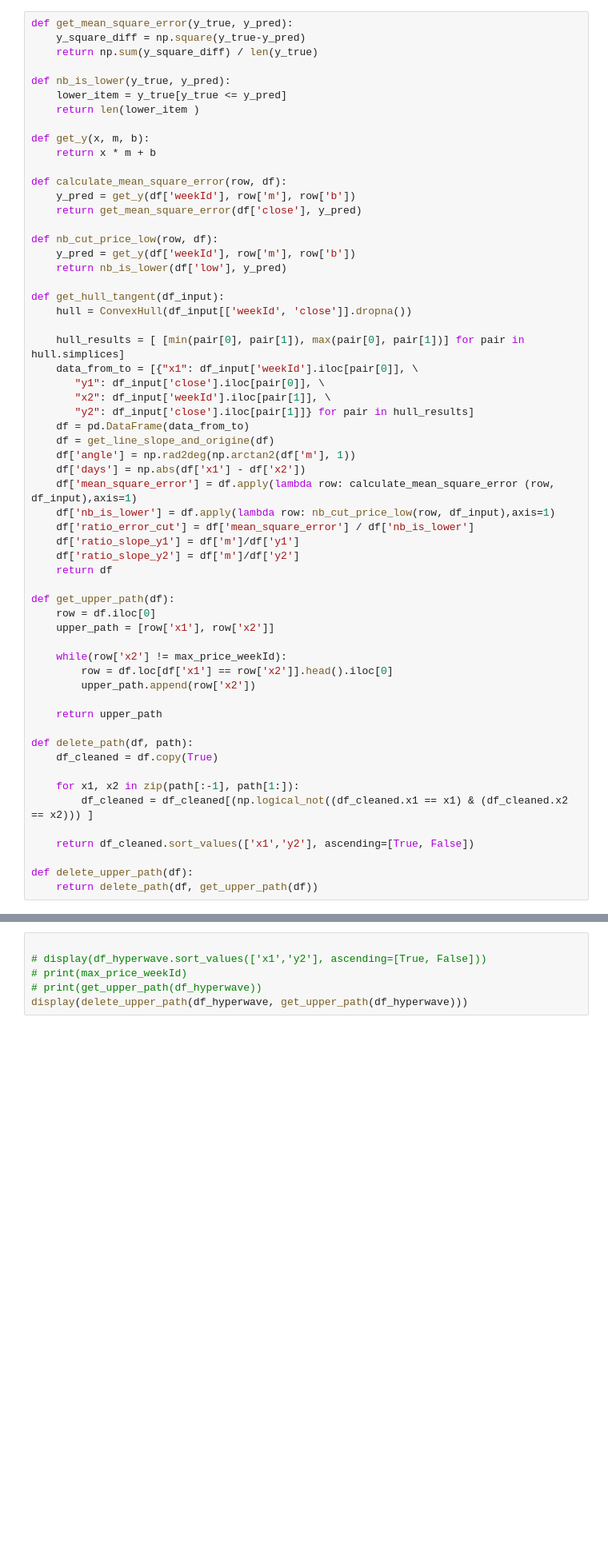
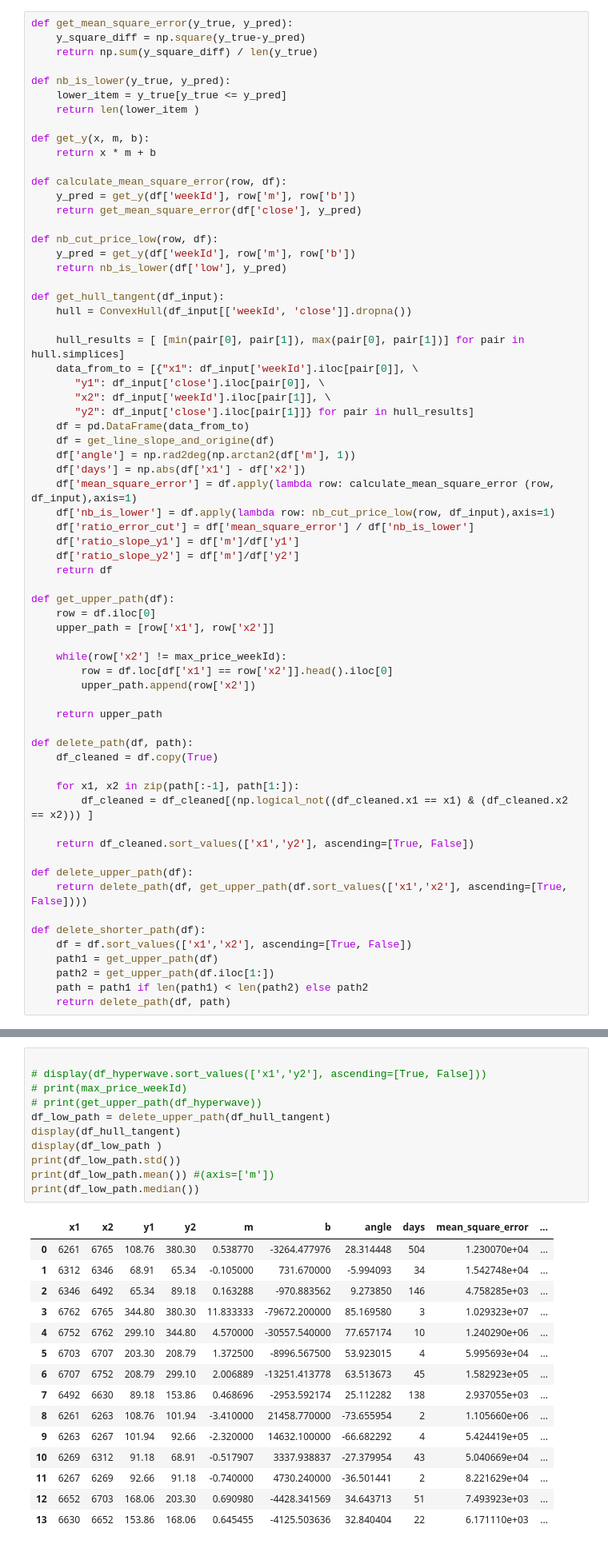
Before and after one commit to hyperwave-research/research, a Jupyter notebook: hyperwave_find_phases.ipynb, the cells around one changed output, grey strips where cells are left out. Shown at 80% size. Drawn from its saved outputs; the diff is of its cells as text; blank space fills up the shorter version.

```diff
--- a/hyperwave_find_phases.ipynb
+++ b/hyperwave_find_phases.ipynb
@@ -404,7 +420,14 @@ def delete_path(df, path):
     return df_cleaned.sort_values(['x1','y2'], ascending=[True, False])
 
 def delete_upper_path(df):
-    return delete_path(df, get_upper_path(df))
+    return delete_path(df, get_upper_path(df.sort_values(['x1','x2'], ascending=[True, False])))
+
+def delete_shorter_path(df):
+    df = df.sort_values(['x1','x2'], ascending=[True, False])
+    path1 = get_upper_path(df)
+    path2 = get_upper_path(df.iloc[1:])
+    path = path1 if len(path1) < len(path2) else path2
+    return delete_path(df, path)
 # %%
 # hull_results = [ [min(pair[0], pair[1]), max(pair[0], pair[1])] for pair in hull.simplices]
 # data_from_to = [{"x1": df_weekly_price_until_max['weekId'].iloc[pair[0]], \
@@ -543,6 +574,27 @@ ValueError: attempt to get argmax of an empty sequence
 # %%
 
 # display(df_hyperwave.sort_values(['x1','y2'], ascending=[True, False]))
 # print(max_price_weekId)
 # print(get_upper_path(df_hyperwave))
-display(delete_upper_path(df_hyperwave, get_upper_path(df_hyperwave)))
+df_low_path = delete_upper_path(df_hull_tangent)
+display(df_hull_tangent)
+display(df_low_path )
+print(df_low_path.std())
+print(df_low_path.mean()) #(axis=['m'])
+print(df_low_path.median())
+# %% [output]
+|  | x1 | x2 | y1 | y2 | m | b | angle | days | mean_square_error | ... |
+| 0 | 6261 | 6765 | 108.76 | 380.30 | 0.538770 | -3264.477976 | 28.314448 | 504 | 1.230070e+04 | ... |
+| 1 | 6312 | 6346 | 68.91 | 65.34 | -0.105000 | 731.670000 | -5.994093 | 34 | 1.542748e+04 | ... |
+| 2 | 6346 | 6492 | 65.34 | 89.18 | 0.163288 | -970.883562 | 9.273850 | 146 | 4.758285e+03 | ... |
+| 3 | 6762 | 6765 | 344.80 | 380.30 | 11.833333 | -79672.200000 | 85.169580 | 3 | 1.029323e+07 | ... |
+| 4 | 6752 | 6762 | 299.10 | 344.80 | 4.570000 | -30557.540000 | 77.657174 | 10 | 1.240290e+06 | ... |
+| 5 | 6703 | 6707 | 203.30 | 208.79 | 1.372500 | -8996.567500 | 53.923015 | 4 | 5.995693e+04 | ... |
+| 6 | 6707 | 6752 | 208.79 | 299.10 | 2.006889 | -13251.413778 | 63.513673 | 45 | 1.582923e+05 | ... |
+| 7 | 6492 | 6630 | 89.18 | 153.86 | 0.468696 | -2953.592174 | 25.112282 | 138 | 2.937055e+03 | ... |
+| 8 | 6261 | 6263 | 108.76 | 101.94 | -3.410000 | 21458.770000 | -73.655954 | 2 | 1.105660e+06 | ... |
+| 9 | 6263 | 6267 | 101.94 | 92.66 | -2.320000 | 14632.100000 | -66.682292 | 4 | 5.424419e+05 | ... |
+| 10 | 6269 | 6312 | 91.18 | 68.91 | -0.517907 | 3337.938837 | -27.379954 | 43 | 5.040669e+04 | ... |
+| 11 | 6267 | 6269 | 92.66 | 91.18 | -0.740000 | 4730.240000 | -36.501441 | 2 | 8.221629e+04 | ... |
+| 12 | 6652 | 6703 | 168.06 | 203.30 | 0.690980 | -4428.341569 | 34.643713 | 51 | 7.493923e+03 | ... |
+| 13 | 6630 | 6652 | 153.86 | 168.06 | 0.645455 | -4125.503636 | 32.840404 | 22 | 6.171110e+03 | ... |
```
Also changed, not shown: parts of 14 cells of this notebook.
